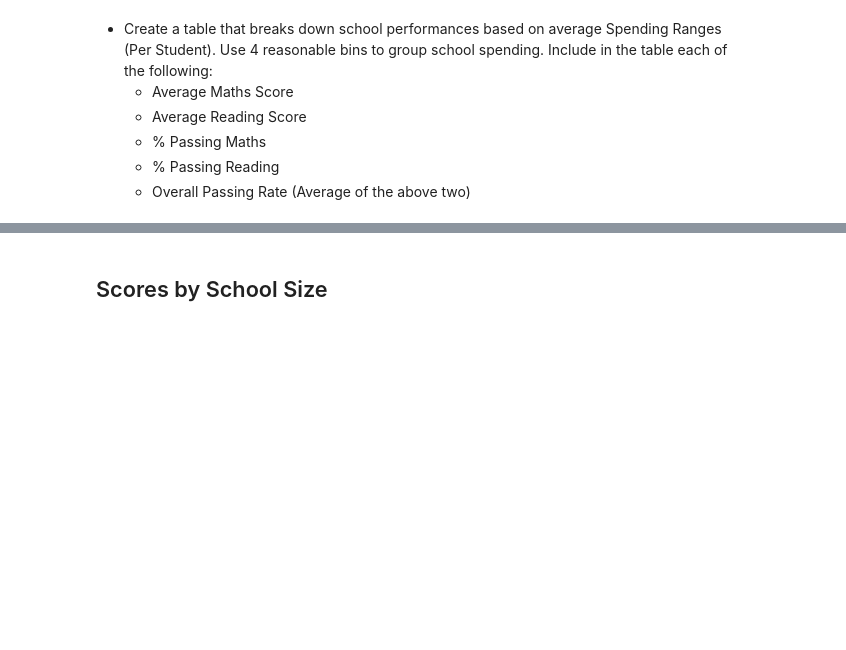
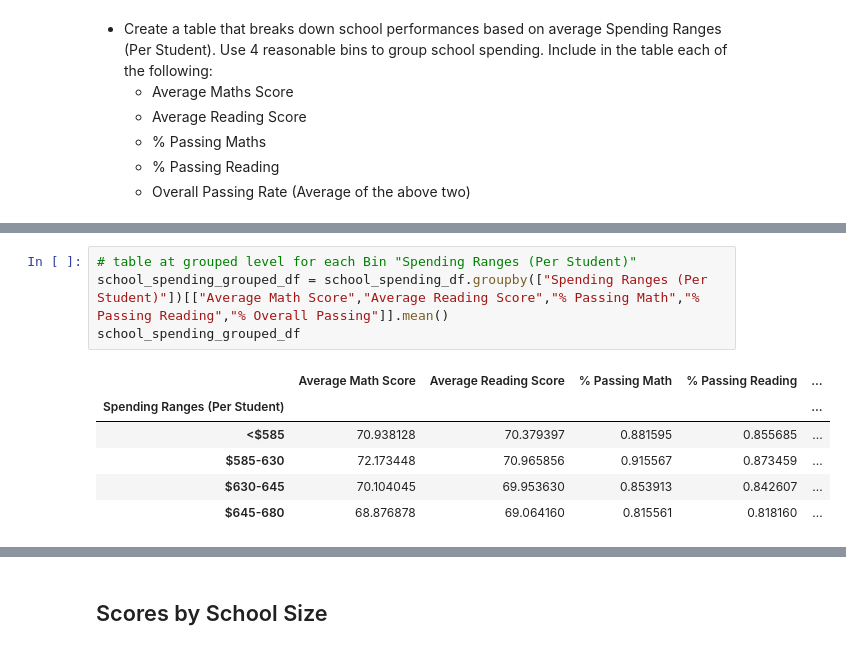
Before and after one commit to micah-trp/pandas-challenge, a Jupyter notebook: PyCitySchools_MRaquena.ipynb, the cells around one changed output, grey strips where cells are left out. Drawn from its saved outputs; the diff is of its cells as text; blank space fills up the shorter version.

```diff
--- a/PyCitySchools_MRaquena.ipynb
+++ b/PyCitySchools_MRaquena.ipynb
@@ -356,0 +391,11 @@ Year_Reading_Score_df
+# %%
+# table at grouped level for each Bin "Spending Ranges (Per Student)"
+school_spending_grouped_df = school_spending_df.groupby(["Spending Ranges (Per Student)"])[["Average Math Score","Average Reading Score","% Passing Math","% Passing Reading","% Overall Passing"]].mean()
+school_spending_grouped_df
+# %% [output]
+|  | Average Math Score | Average Reading Score | % Passing Math | % Passing Reading | ... |
+| Spending Ranges (Per Student) |  |  |  |  | ... |
+| <$585 | 70.938128 | 70.379397 | 0.881595 | 0.855685 | ... |
+| $585-630 | 72.173448 | 70.965856 | 0.915567 | 0.873459 | ... |
+| $630-645 | 70.104045 | 69.953630 | 0.853913 | 0.842607 | ... |
+| $645-680 | 68.876878 | 69.064160 | 0.815561 | 0.818160 | ... |
```
Also changed, not shown: parts of 3 cells of this notebook.
